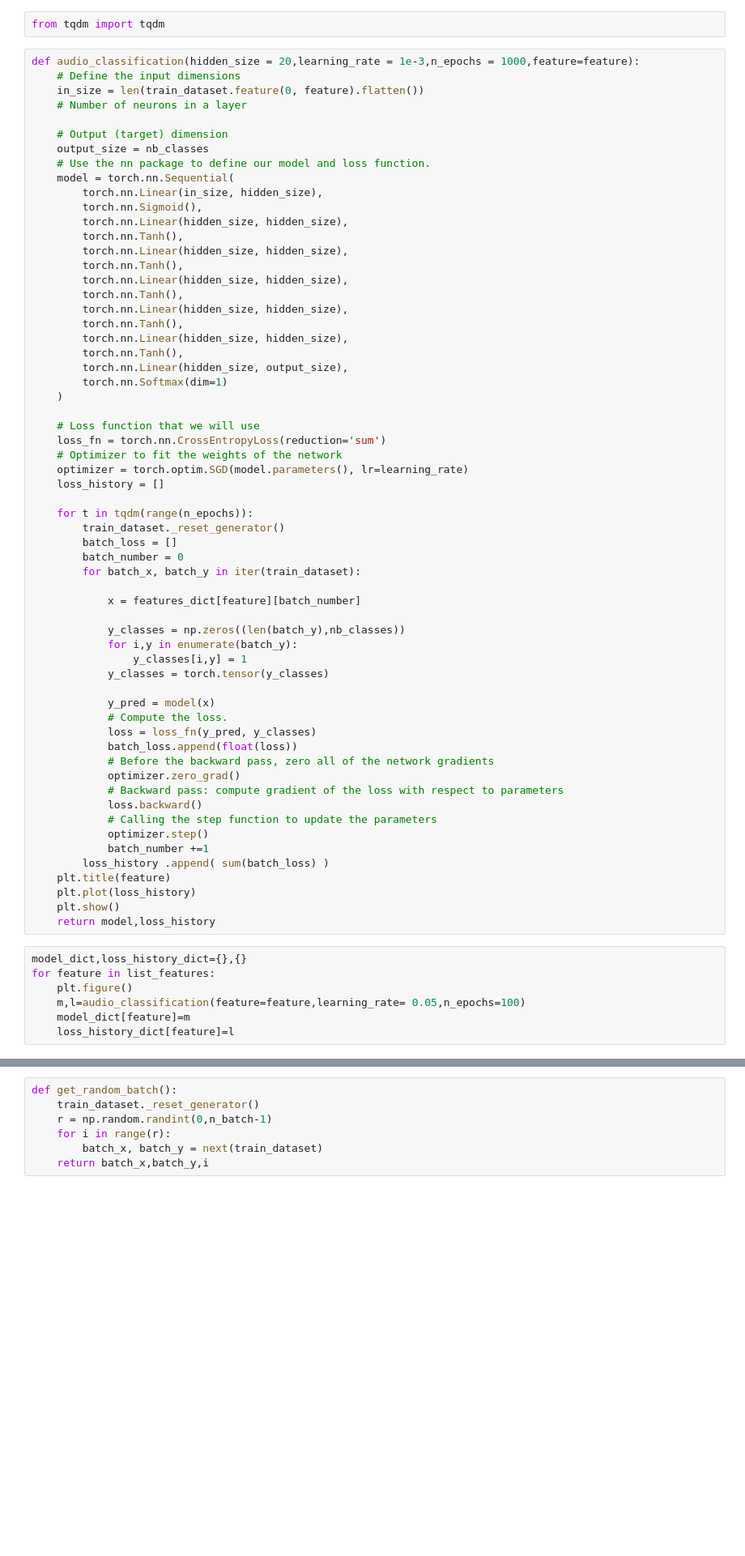
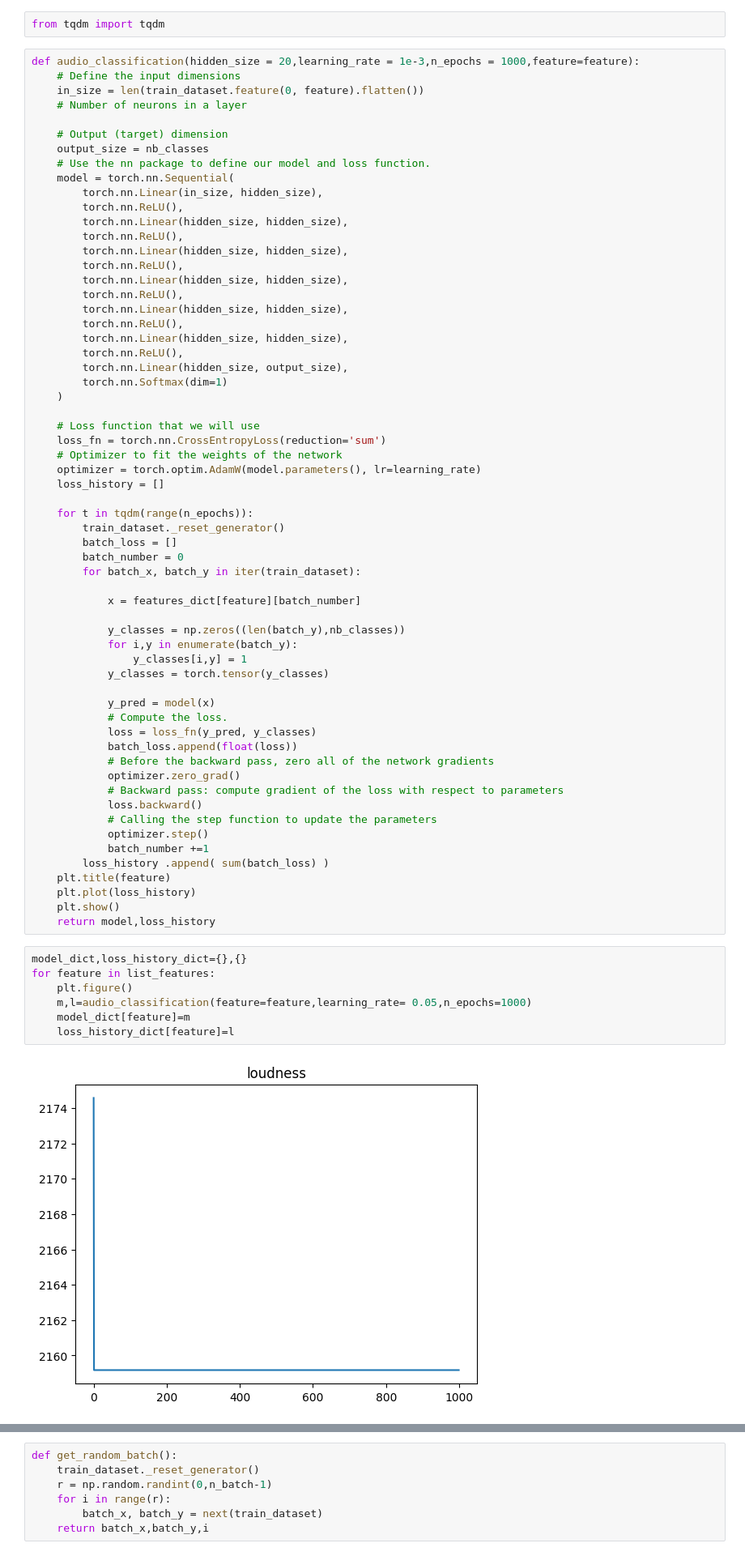
Before and after one commit to Sebastien-li/creative_ml, a Jupyter notebook: 02_neural_networks.ipynb, the cells around one changed output, grey strips where cells are left out. Shown at 81% size. Saved outputs shown, nothing was run; the diff lists cells and outputs as text; blank space fills up the shorter version.

```diff
--- a/02_neural_networks.ipynb
+++ b/02_neural_networks.ipynb
@@ -1126,17 +1126,17 @@ def audio_classification(hidden_size = 20,learning_rate = 1e-3,n_epochs = 1000,f
     # Use the nn package to define our model and loss function.
     model = torch.nn.Sequential(
         torch.nn.Linear(in_size, hidden_size),
-        torch.nn.Sigmoid(),
+        torch.nn.ReLU(),
         torch.nn.Linear(hidden_size, hidden_size),
-        torch.nn.Tanh(),
+        torch.nn.ReLU(),
         torch.nn.Linear(hidden_size, hidden_size),
-        torch.nn.Tanh(),
+        torch.nn.ReLU(),
         torch.nn.Linear(hidden_size, hidden_size),
-        torch.nn.Tanh(),
+        torch.nn.ReLU(),
         torch.nn.Linear(hidden_size, hidden_size),
-        torch.nn.Tanh(),
+        torch.nn.ReLU(),
         torch.nn.Linear(hidden_size, hidden_size),
-        torch.nn.Tanh(),
+        torch.nn.ReLU(),
         torch.nn.Linear(hidden_size, output_size),
         torch.nn.Softmax(dim=1)
     )
@@ -1144,7 +1144,7 @@ def audio_classification(hidden_size = 20,learning_rate = 1e-3,n_epochs = 1000,f
     # Loss function that we will use
     loss_fn = torch.nn.CrossEntropyLoss(reduction='sum')
     # Optimizer to fit the weights of the network
-    optimizer = torch.optim.SGD(model.parameters(), lr=learning_rate)
+    optimizer = torch.optim.AdamW(model.parameters(), lr=learning_rate)
     loss_history = []
 
     for t in tqdm(range(n_epochs)):
@@ -1179,7 +1179,9 @@ def audio_classification(hidden_size = 20,learning_rate = 1e-3,n_epochs = 1000,f
 # %%
 model_dict,loss_history_dict={},{}
 for feature in list_features:
     plt.figure()
-    m,l=audio_classification(feature=feature,learning_rate= 0.05,n_epochs=100)
+    m,l=audio_classification(feature=feature,learning_rate= 0.05,n_epochs=1000)
     model_dict[feature]=m
     loss_history_dict[feature]=l
+# %% [output]
+[figure, added]
```
Also changed, not shown: parts of 1 cell of this notebook.
